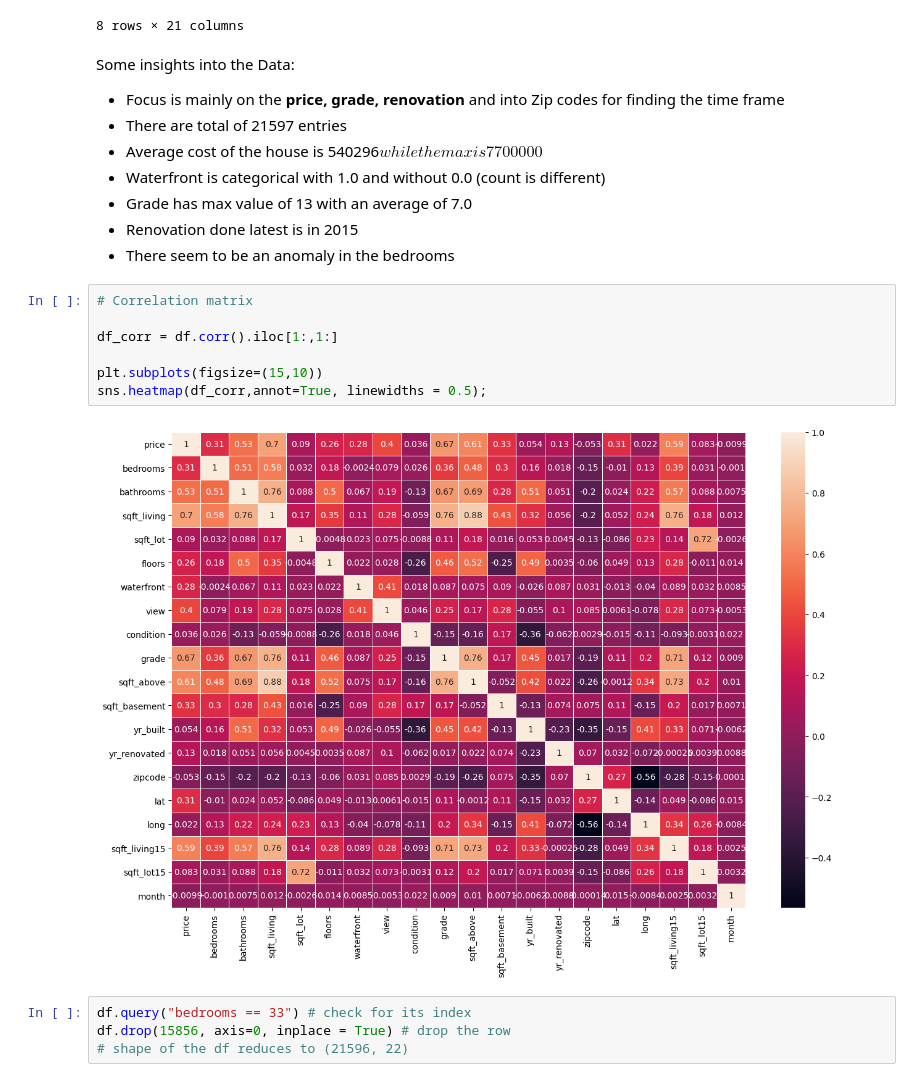
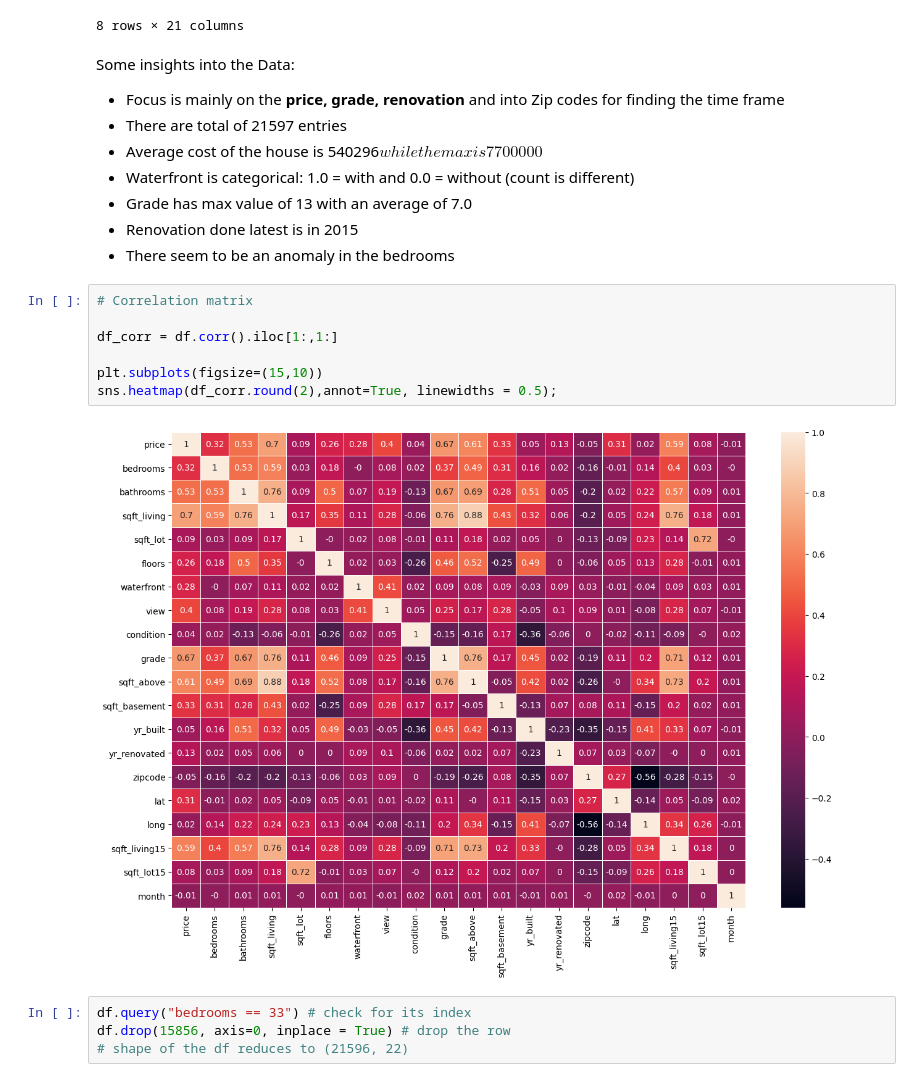
Before and after one commit to rkaur22/eda_project_solo, a Jupyter notebook: EDA.ipynb, the cells around one changed output. Cells and saved outputs as stored; diff of their text form.

```diff
--- a/EDA.ipynb
+++ b/EDA.ipynb
@@ -151,19 +155,19 @@ Some insights into the Data:
 - Focus is mainly on the **price, grade, renovation** and into Zip codes for finding the time frame
 - There are total of 21597 entries
 - Average cost of the house is 540296$ while the max is 7700000$
-- Waterfront is categorical with 1.0 and without 0.0 (count is different)
+- Waterfront is categorical: 1.0 = with and 0.0 = without (count is different)
 - Grade has max value of 13 with an average of 7.0
 - Renovation done latest is in 2015
 - There seem to be an anomaly in the bedrooms
 # %%
 # Correlation matrix
 
 df_corr = df.corr().iloc[1:,1:]
 
 plt.subplots(figsize=(15,10))
-sns.heatmap(df_corr,annot=True, linewidths = 0.5);
+sns.heatmap(df_corr.round(2),annot=True, linewidths = 0.5);
 # %% [output]
-[figure, old version]
+[figure, new version]
 # %%
 df.query("bedrooms == 33") # check for its index
 df.drop(15856, axis=0, inplace = True) # drop the row
```
Also changed, not shown: parts of 13 cells of this notebook, 1 other file.
